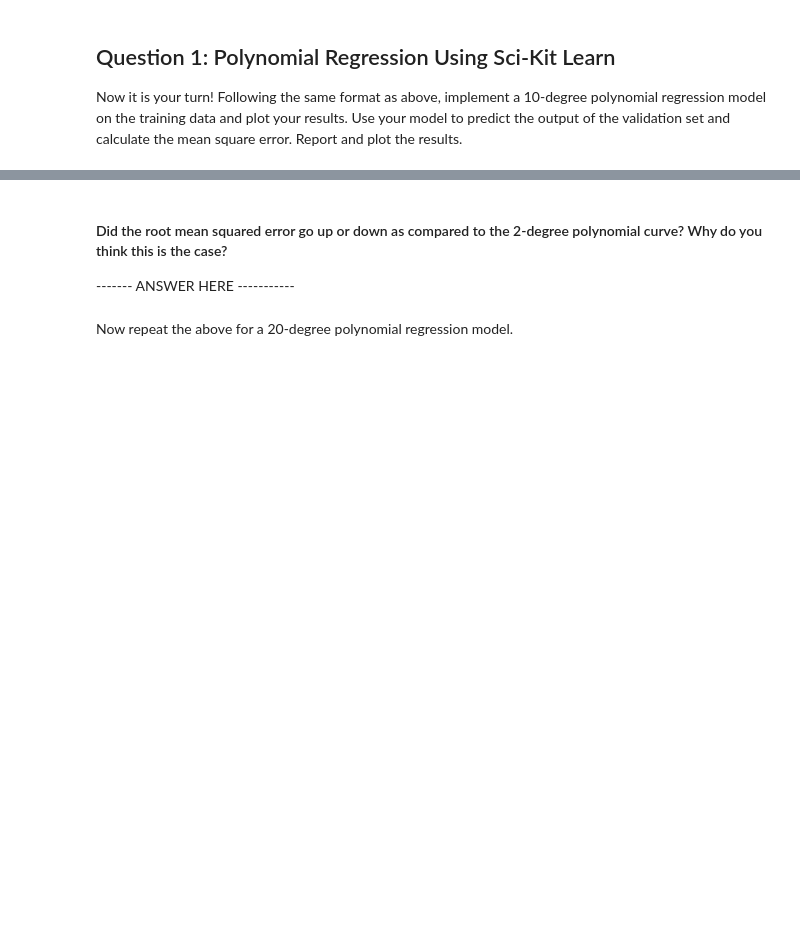
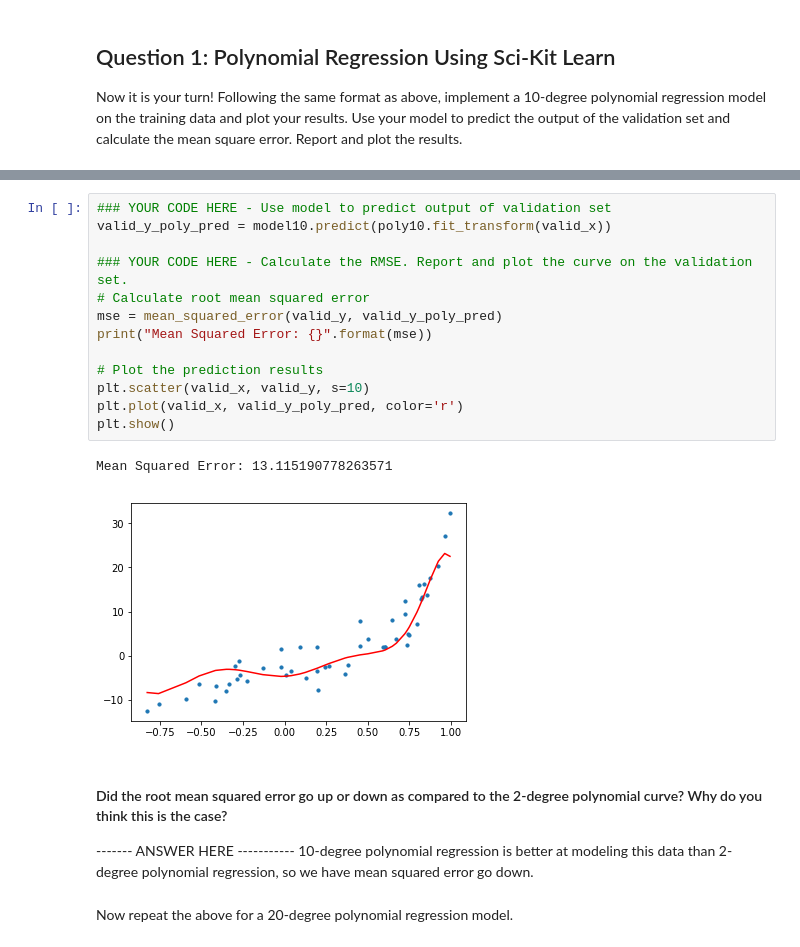
Before and after one commit to McGillAISociety/mais-bootcamp-w2019, a Jupyter notebook: Assignment2/Assignment 2.ipynb, the cells around one changed output, grey strips where cells are left out. Saved outputs shown, nothing was run; the diff lists cells and outputs as text; blank space fills up the shorter version.

```diff
--- a/Assignment2/Assignment 2.ipynb
+++ b/Assignment2/Assignment 2.ipynb
@@ -131,7 +138,23 @@ Now it is your turn! Following the same format as above, implement a 10-degree p
+# %%
+### YOUR CODE HERE - Use model to predict output of validation set
+valid_y_poly_pred = model10.predict(poly10.fit_transform(valid_x))
+
+### YOUR CODE HERE - Calculate the RMSE. Report and plot the curve on the validation set.
+# Calculate root mean squared error
+mse = mean_squared_error(valid_y, valid_y_poly_pred)
+print("Mean Squared Error: {}".format(mse))
+
+# Plot the prediction results
+plt.scatter(valid_x, valid_y, s=10)
+plt.plot(valid_x, valid_y_poly_pred, color='r')
+plt.show()
+# %% [output]
+Mean Squared Error: 13.115190778263571
+[figure, added]
 # %% [markdown]
 #### Did the root mean squared error go up or down as compared to the 2-degree polynomial curve? Why do you think this is the case?
-
 ------- ANSWER HERE -----------
+10-degree polynomial regression is better at modeling this data than 2-degree polynomial regression, so we have mean squared error go down.
 # %% [markdown]
 Now repeat the above for a 20-degree polynomial regression model.
 # %%
```
Also changed, not shown: parts of 13 cells of this notebook, 1 other file.
